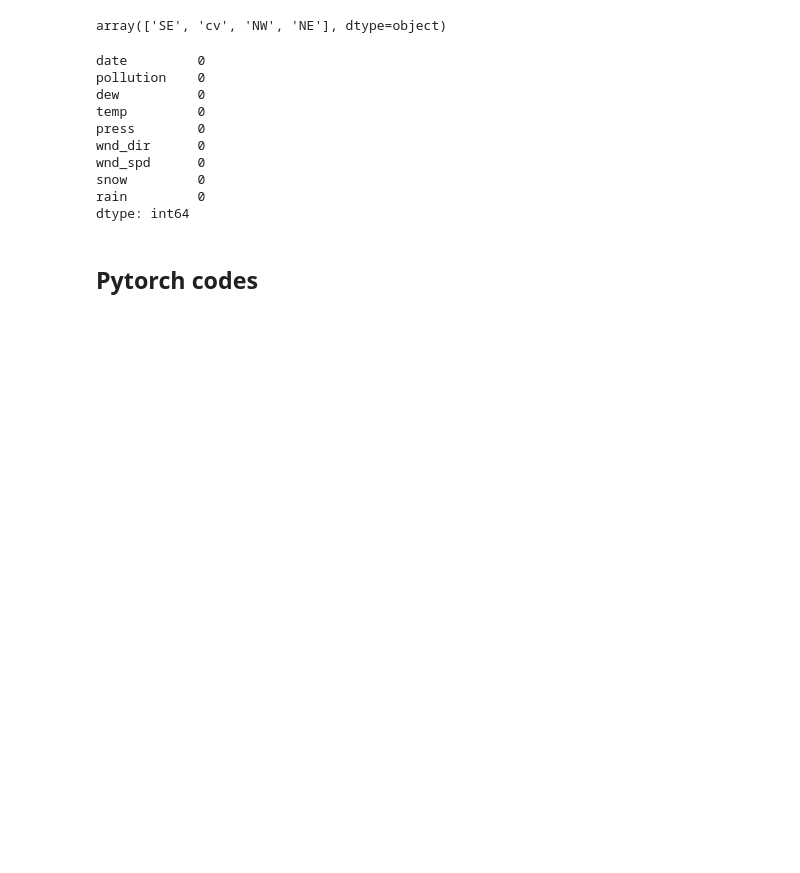
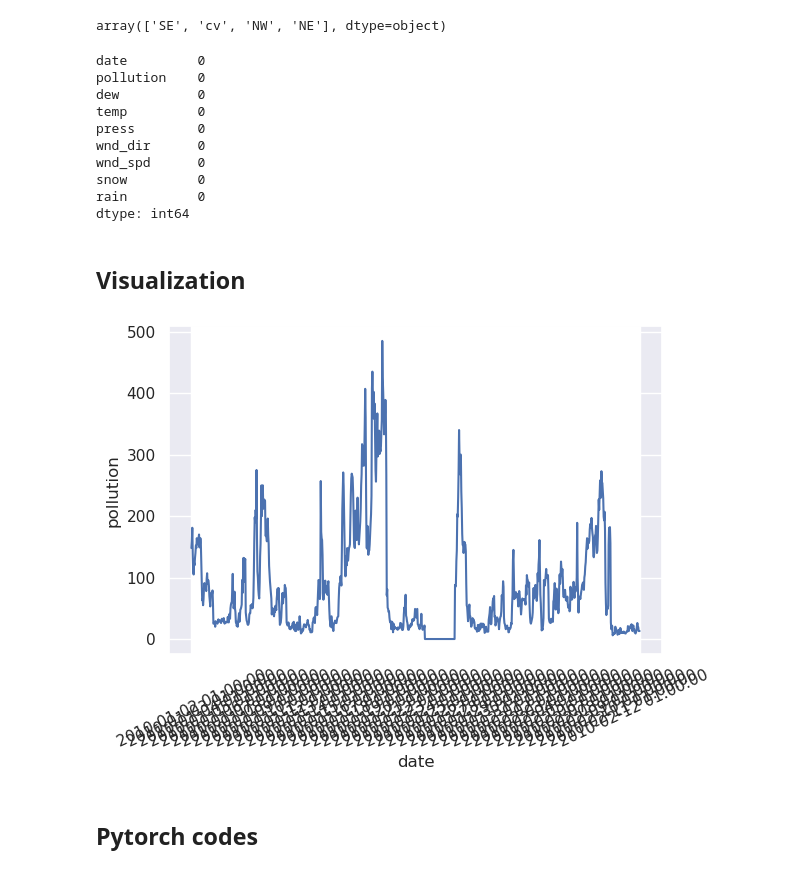
Before and after one commit to mrcljns/GRU-ML-presentation, a Jupyter notebook: gru_notebook.ipynb, the cells around one changed output. Cells and saved outputs as stored; diff of their text form; code cells hidden in the pictures; blank space fills up the shorter version.

```diff
--- a/gru_notebook.ipynb
+++ b/gru_notebook.ipynb
@@ -67,6 +69,26 @@ wnd_spd      0
 snow         0
 rain         0
 dtype: int64
+# %% [markdown]
+## Visualization
+# %%
+sn.set_theme(style="darkgrid")
+
+plot_ = sn.lineplot(x="date"
+                    , y="pollution"
+                    , data=pollution_df.iloc[1:1000,:])
+
+for ind, label in enumerate(plot_.get_xticklabels()):
+    if ind % 24 == 0:
+        label.set_visible(True)
+    else:
+        label.set_visible(False)
+
+plt.xticks(rotation = 25)
+plt.tight_layout()
+plt.show()
+# %% [output]
+[figure, added]
 # %% [markdown]
 ## Pytorch codes
 # %% [markdown]
```
Also changed, not shown: parts of 6 cells of this notebook.
